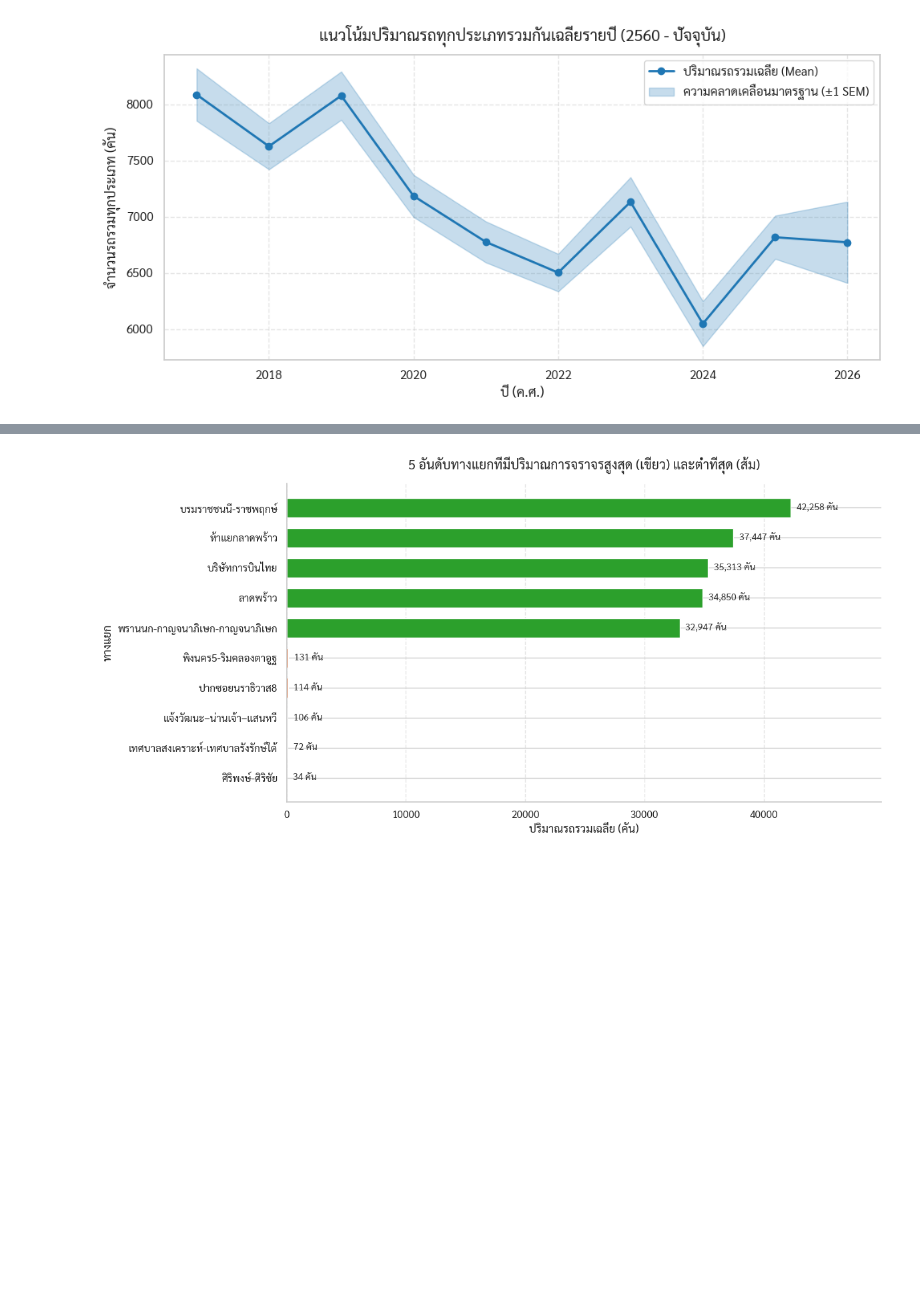
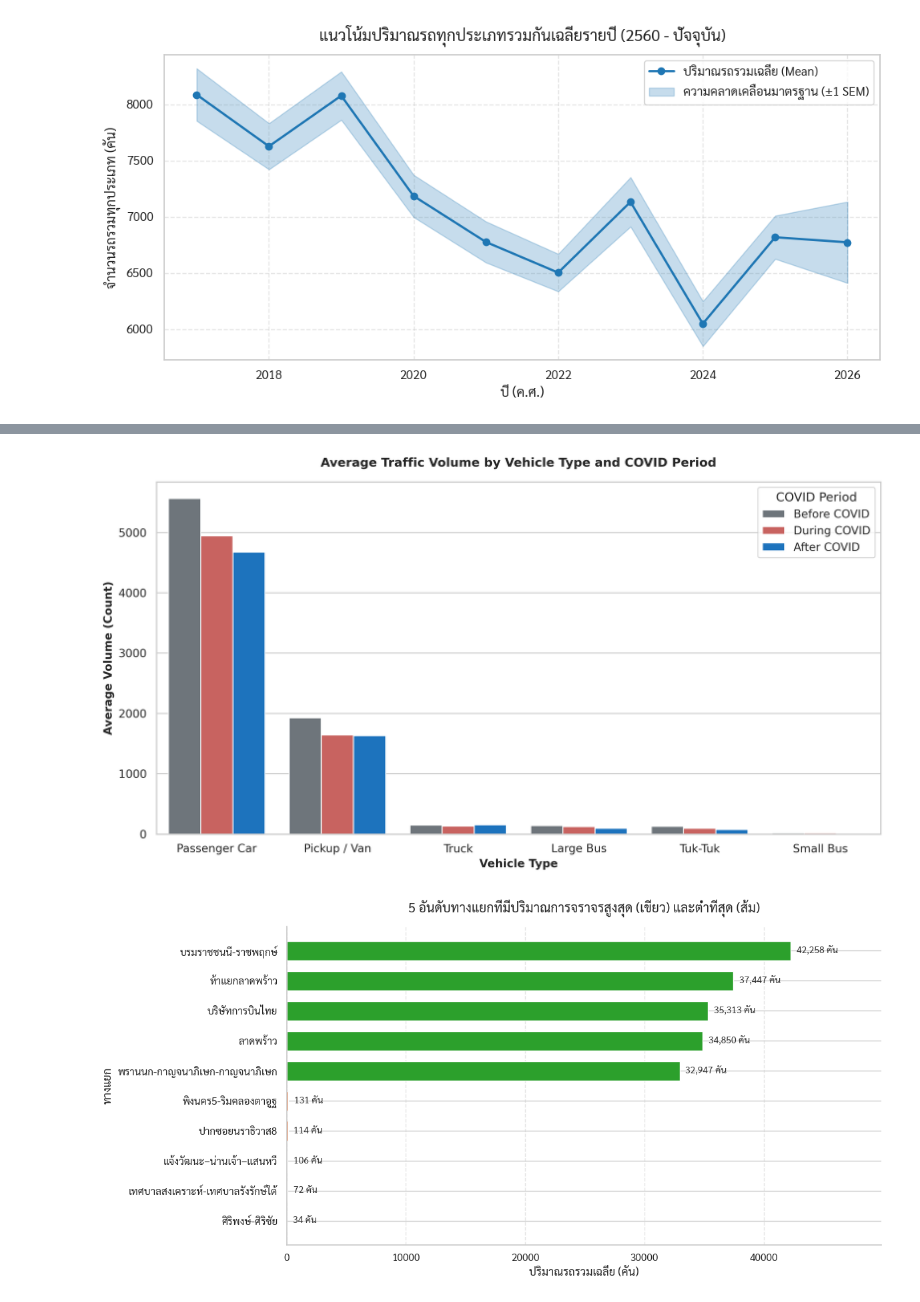
Before and after one commit to Aphatsara-Khangkhet/DADS5001-BKK-Flow, a Jupyter notebook: untitled10.ipynb, the cells around one changed output, grey strips where cells are left out. Drawn from its saved outputs; the diff is of its cells as text; code cells hidden in the pictures; blank space fills up the shorter version.

```diff
--- a/untitled10.ipynb
+++ b/untitled10.ipynb
@@ -1,20 +1,2 @@
 # %% [markdown]
 <a href="https://colab.research.google.com/github/Aphatsara-Khangkhet/DADS5001-BKK-Flow/blob/main/untitled10.ipynb" target="_parent"><img src="https://colab.research.google.com/assets/colab-badge.svg" alt="Open In Colab"/></a>
-# %%
-import sys
-import pandas as pd
-import numpy as np
-import matplotlib.pyplot as plt
-import matplotlib as mpl
-import seaborn as sns # Added seaborn as requested
-
-# 1. ตั้งค่าฟอนต์ภาษาไทย (สำหรับ Windows ใช้ Tahoma, Mac ใช้ 'Ayuthaya' หรืออื่นๆ ที่รองรับ)
-plt.rcParams['font.family'] = 'Tahoma'
-
-# 2. นำเข้าและทำความสะอาดข้อมูล (Data Cleaning)
-df = pd.read_excel('bangkok_traffic_2560_Present (NotFinal).xlsx')
-
-print( f"Python {sys.version}" )
-print( f"Pandas {pd.__version__}" )
-print( f"NumPy {np.__version__}" )
-print( f"Matplotlib {mpl.__version__}" )
@@ -91,3 +177,66 @@ plt.tight_layout()
 plt.show()
 # %% [output]
 [figure]
+# %%
+import pandas as pd
+import matplotlib.pyplot as plt
+import seaborn as sns
+
+# โหลดข้อมูลจากไฟล์ Excel
+file_path = 'bangkok_traffic_2560_Present (NotFinal).xlsx'
+df = pd.read_excel(file_path, sheet_name='traffic_data')
+
+# คำนวณปริมาณรถรวม
+vehicle_cols = ['passenger_car', 'pickup_van', 'large_bus', 'small_bus', 'truck', 'tuk_tuk']
+df['total_volume'] = df[vehicle_cols].sum(axis=1)
+
+# กำหนดชื่อคอลัมน์และหมวดหมู่เป็นภาษาอังกฤษเพื่อป้องกันปัญหาฟอนต์สี่เหลี่ยม
+vehicle_names_en = {
+    'passenger_car': 'Passenger Car',
+    'pickup_van': 'Pickup / Van',
+    'large_bus': 'Large Bus',
+    'small_bus': 'Small Bus',
+    'truck': 'Truck',
+    'tuk_tuk': 'Tuk-Tuk'
+}
+
+melted_df = df.melt(id_vars=['covid_period'], value_vars=vehicle_cols, var_name='vehicle_type', value_name='volume')
+melted_df['vehicle_type_en'] = melted_df['vehicle_type'].map(vehicle_names_en)
+
+# แปลงสถานการณ์โควิดเป็นภาษาอังกฤษ
+melted_df['period_en'] = melted_df['covid_period'].map({
+    'ก่อนโควิด': 'Before COVID',
+    'โควิด': 'During COVID',
+    'หลังโควิด': 'After COVID'
+})
+
+avg_df_en = melted_df.groupby(['period_en', 'vehicle_type_en'])['volume'].mean().reset_index()
+
+# จัดเรียงลำดับประเภทรถตามปริมาณเฉลี่ย (มากไปน้อย) เพื่อความสวยงาม
+order_vehicle = ['Passenger Car', 'Pickup / Van', 'Truck', 'Large Bus', 'Tuk-Tuk', 'Small Bus']
+order_period = ['Before COVID', 'During COVID', 'After COVID']
+palette = {'Before COVID': '#6c757d', 'During COVID': '#d9534f', 'After COVID': '#0275d8'}
+
+plt.figure(figsize=(11, 6), dpi=300)
+sns.set_theme(style="whitegrid")
+
+ax = sns.barplot(
+    x='vehicle_type_en',
+    y='volume',
+    hue='period_en',
+    data=avg_df_en,
+    order=order_vehicle,
+    hue_order=order_period,
+    palette=palette
+)
+
+ax.set_title('Average Traffic Volume by Vehicle Type and COVID Period', fontsize=12, fontweight='bold', pad=15)
+ax.set_xlabel('Vehicle Type', fontsize=11, fontweight='bold')
+ax.set_ylabel('Average Volume (Count)', fontsize=11, fontweight='bold')
+plt.xticks(rotation=0)
+ax.legend(title='COVID Period', loc='upper right', frameon=True, facecolor='white')
+
+plt.tight_layout()
+plt.savefig('vehicle_type_comparison_en_fixed.png', dpi=300)
+print("แก้ไขและบันทึกกราฟภาษาอังกฤษเรียบร้อยแล้ว!")
+# %% [output]
@@ -94,3 +244,4 @@ plt.show()
+[figure, added]
 # %%
 # ==============================================================================
 # โค้ดแสดง 5 อันดับทางแยกที่มีปริมาณจราจรสูงสุดและต่ำที่สุด
```
Also changed, not shown: parts of 5 cells of this notebook.
